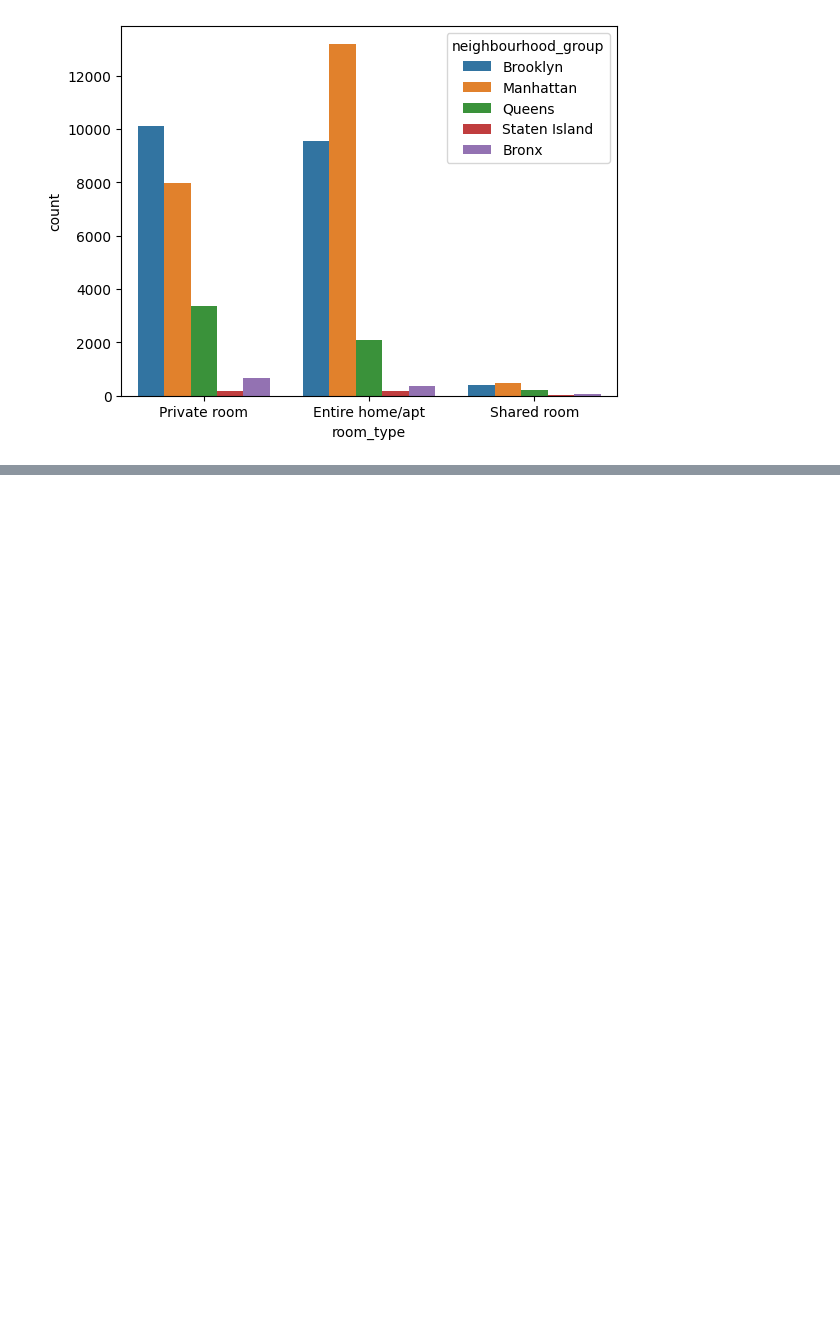
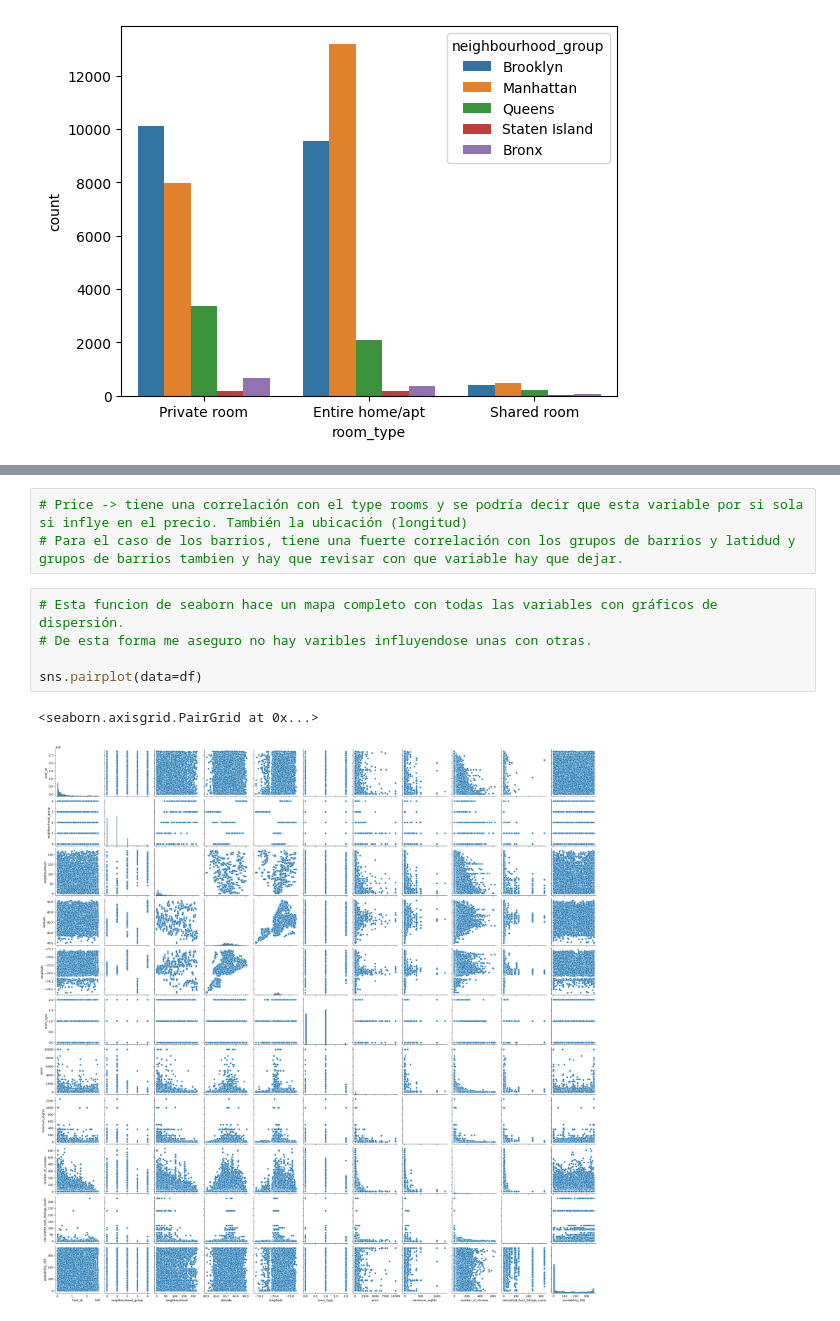
Before and after one commit to bartowen/EDA, a Jupyter notebook: src/explore.ipynb, the cells around one changed output, grey strips where cells are left out. Cells and saved outputs as stored; diff of their text form; blank space fills up the shorter version.

```diff
--- a/src/explore.ipynb
+++ b/src/explore.ipynb
@@ -266,0 +289,11 @@ plt.show()
+# %%
+# Price -> tiene una correlación con el type rooms y se podría decir que esta variable por si sola si inflye en el precio. También la ubicación (longitud)
+# Para el caso de los barrios, tiene una fuerte correlación con los grupos de barrios y latidud y grupos de barrios tambien y hay que revisar con que variable hay que dejar.
+# %%
+# Esta funcion de seaborn hace un mapa completo con todas las variables con gráficos de dispersión.
+# De esta forma me aseguro no hay varibles influyendose unas con otras.
+
+sns.pairplot(data=df)
+# %% [output]
+<seaborn.axisgrid.PairGrid at 0x...>
+[figure, added]
```
Also changed, not shown: parts of 2 cells of this notebook.
